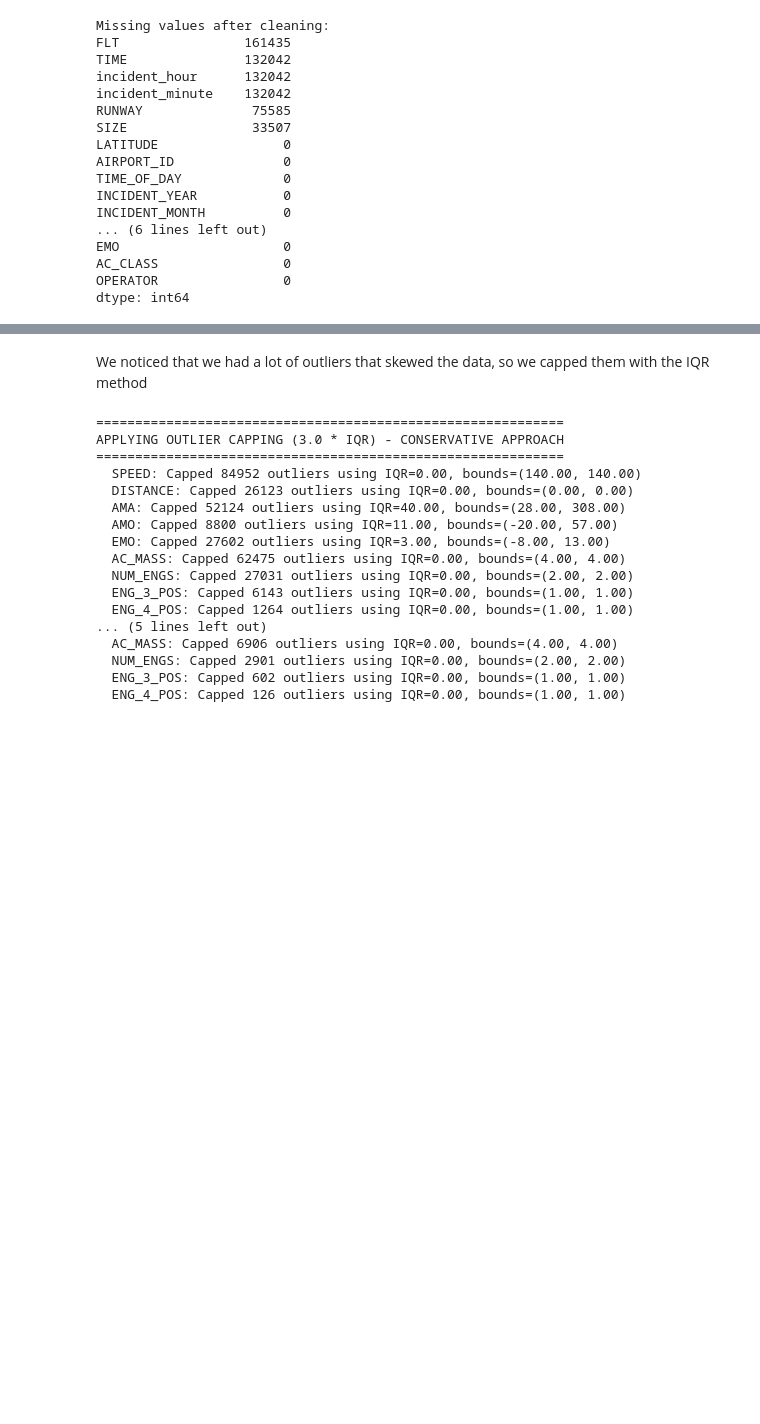
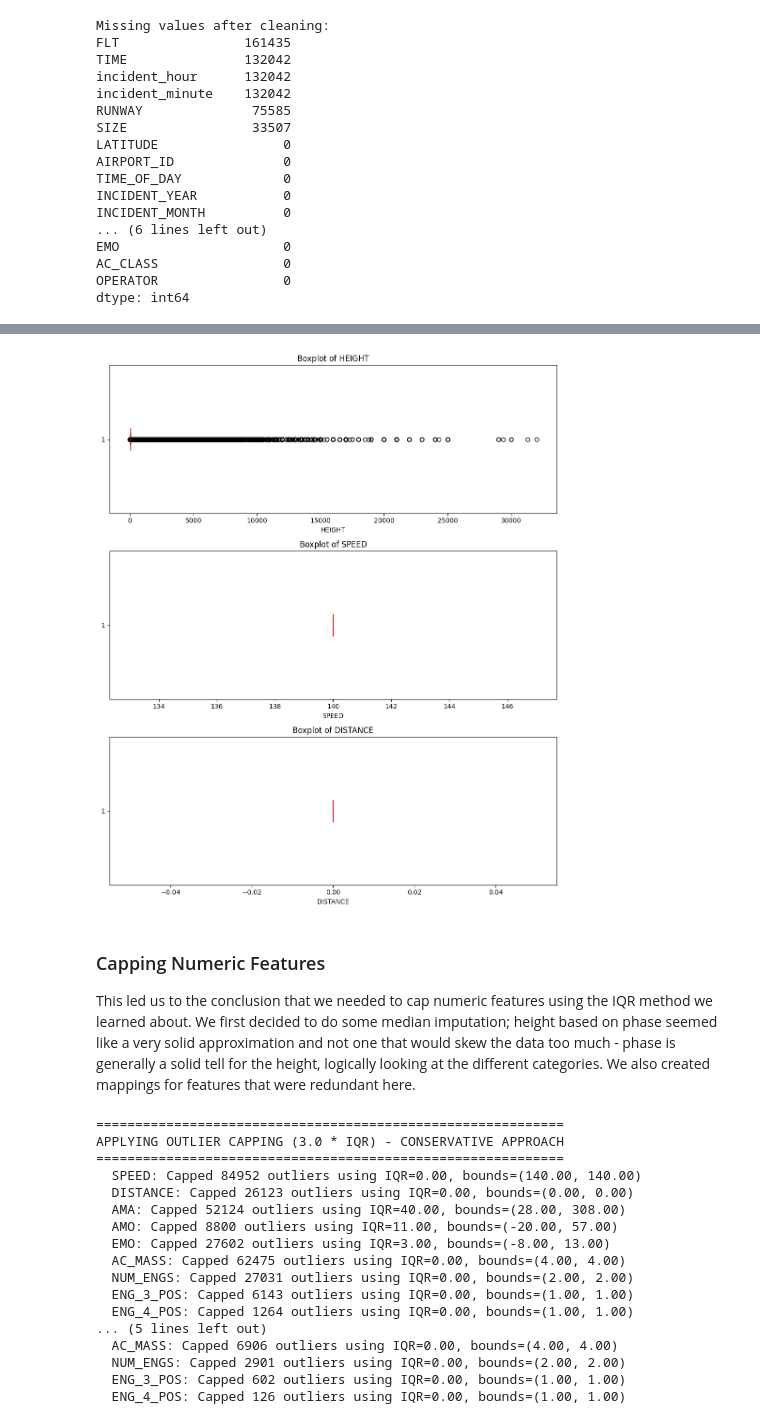
Before and after one commit to sebiaramirez/mpb-ML-project, a Jupyter notebook: ML_project.ipynb, the cells around one changed output, grey strips where cells are left out. Saved outputs shown, nothing was run; the diff lists cells and outputs as text; code cells hidden in the pictures; blank space fills up the shorter version.

```diff
--- a/ML_project.ipynb
+++ b/ML_project.ipynb
@@ -263,3 +255,22 @@ NUM_STRUCK: 0 outliers out of 307178 (0.00%), bounds=(1.00, 1.00)
+# %%
+
+# Visualize boxplots for key numeric fields
+plot_cols = [c for c in ['HEIGHT', 'SPEED', 'DISTANCE'] if c in train_clean.columns]
+if plot_cols:
+    fig, axes = plt.subplots(len(plot_cols), 1, figsize=(10, 4 * len(plot_cols)))
+    if len(plot_cols) == 1:
+        axes = [axes]
+    for ax, col in zip(axes, plot_cols):
+        ax.boxplot(train_clean[col].dropna(), vert=False, patch_artist=True,
+                   boxprops=dict(facecolor='lightblue', color='black'),
+                   medianprops=dict(color='red'))
+        ax.set_title(f'Boxplot of {col}')
+        ax.set_xlabel(col)
+    plt.tight_layout()
+    plt.show()
+# %% [output]
+[figure, added]
 # %% [markdown]
-We noticed that we had a lot of outliers that skewed the data, so we capped them with the IQR method
+### Capping Numeric Features
+This led us to the conclusion that we needed to cap numeric features using the IQR method we learned about. We first decided to do some median imputation; height based on phase seemed like a very solid approximation and not one that would skew the data too much - phase is generally a solid tell for the height, logically looking at the different categories. We also created mappings for features that were redundant here.
 # %%
```
Also changed, not shown: parts of 26 cells of this notebook.
